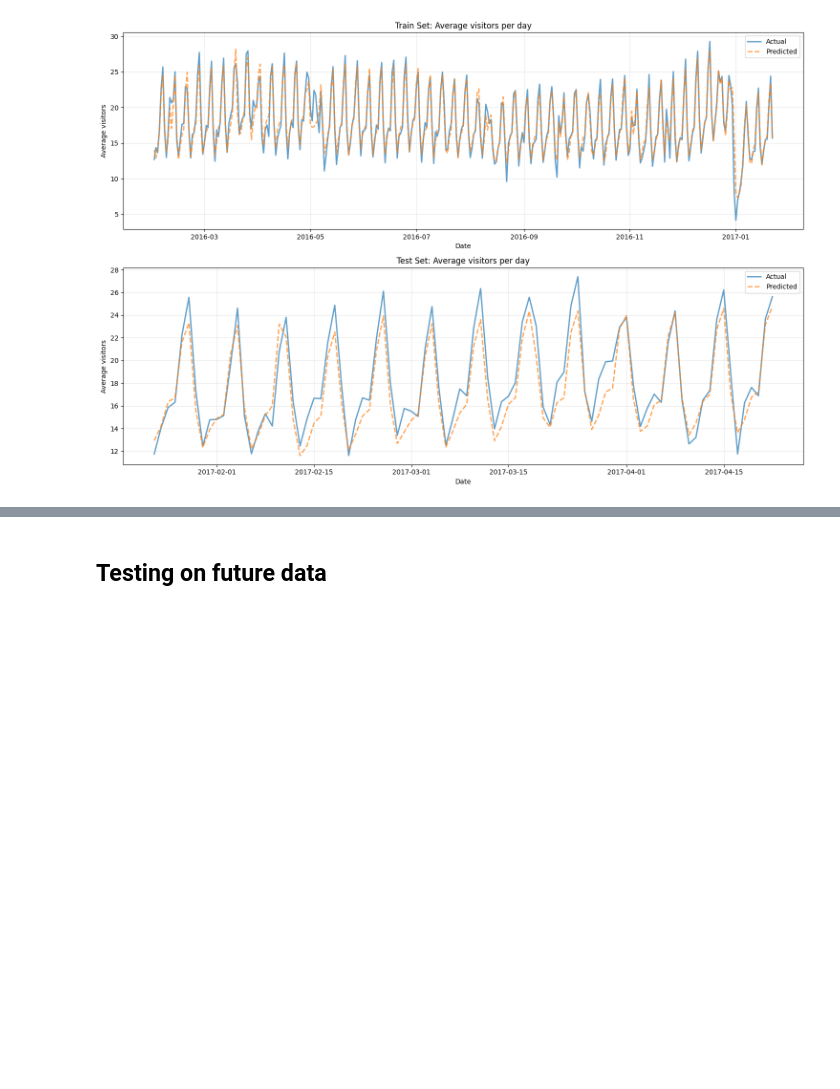
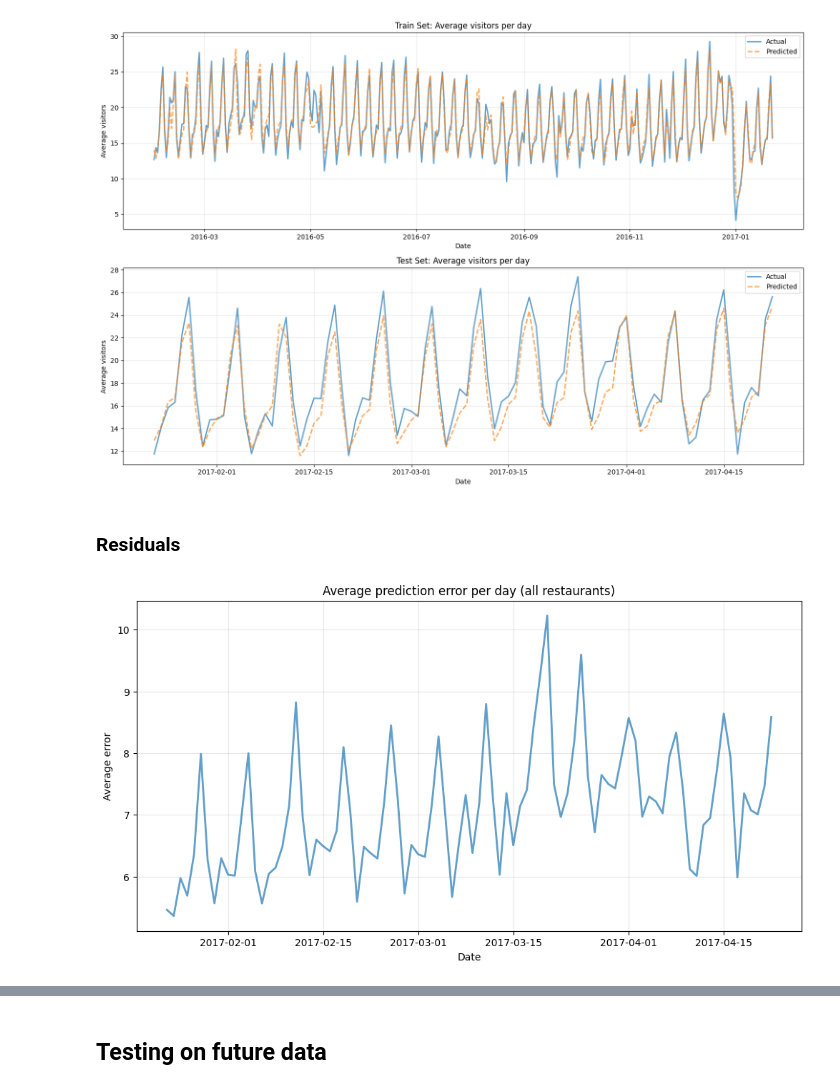
Before and after one commit to Lymuthien/mentoring_program, a Jupyter notebook: notebooks/5.0-model-training-lightgbm-optuna.ipynb, the cells around one changed output, grey strips where cells are left out. Cells and saved outputs as stored; diff of their text form; code cells hidden in the pictures; blank space fills up the shorter version.

Commit message:
Looked through the residuals and made a conclusion about them.

```diff
--- a/notebooks/5.0-model-training-lightgbm-optuna.ipynb
+++ b/notebooks/5.0-model-training-lightgbm-optuna.ipynb
@@ -279,3 +276,9 @@ plt.tight_layout()
 plt.show()
 # %% [output]
 [figure]
+# %% [markdown]
+### Residuals
+# %%
+plot_daily_error_overall(X_test, y_test_pred, y_test)
+# %% [output]
+[figure, added]
```
Also changed, not shown: parts of 8 cells of this notebook, 1 other file.
